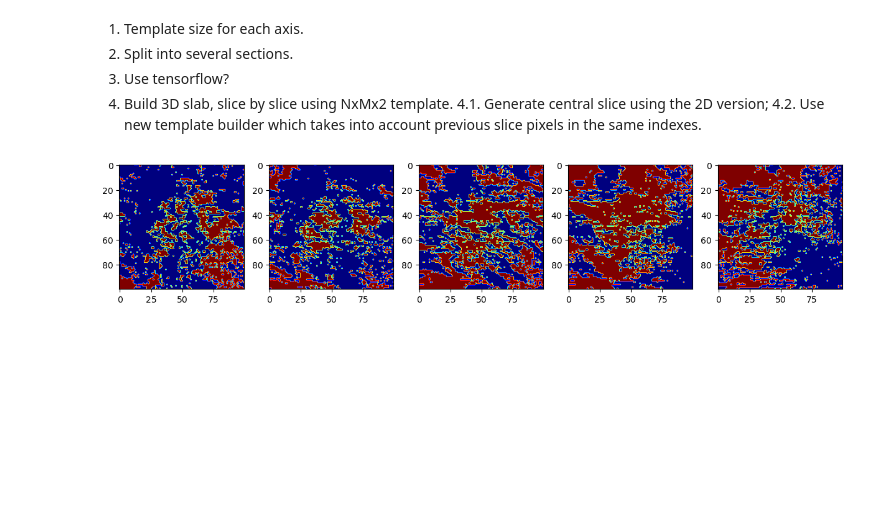
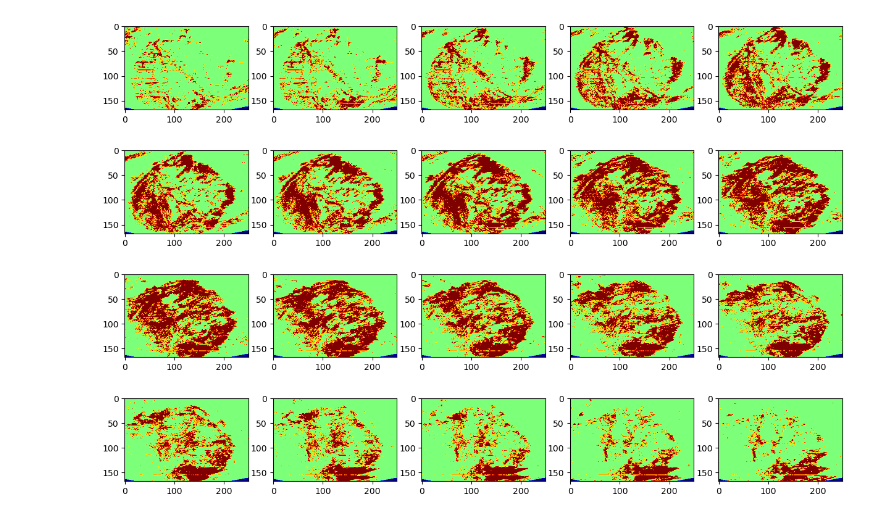
Before and after one commit to TiNezlobinsky/BiTis, a Jupyter notebook: examples/slab_simulation.ipynb, the cells around one changed output. Saved outputs shown, nothing was run; the diff lists cells and outputs as text; code cells hidden in the pictures; blank space fills up the shorter version.

```diff
--- a/examples/slab_simulation.ipynb
+++ b/examples/slab_simulation.ipynb
@@ -30,21 +32,16 @@ plt.show()
-# %% [markdown]
-1. Template size for each axis.
-2. Split into several sections.
-3. Use tensorflow?
-4. Build 3D slab, slice by slice using NxMx2 template.
-4.1. Generate central slice using the 2D version;
-4.2. Use new template builder which takes into account previous slice pixels in the same indexes.
 # %%
-i_min = 150
-i_max = 250
-j_min = 50
-j_max = 150
-k_min = 5
-k_max = 25
+i_min = 50
+i_max = min(300, slab_or.shape[0])
+j_min = 200
+j_max = min(450, slab_or.shape[1])
+k_min = 0
+k_max = slab_or.shape[2]
 
-fig, axs = plt.subplots(ncols=5, figsize=(15, 3))
-for i, k in enumerate(np.linspace(k_min, k_max - 1, 5).astype(int)):
-    axs[i].imshow(slab[i_min:i_max, j_min:j_max, k], cmap="jet_r")
+slab = slab_or[i_min:i_max, j_min:j_max, k_min:k_max]
+
+fig, axs = plt.subplots(ncols=5, nrows=4, figsize=(15, 10))
+for i in range(20):
+    axs.flat[i].imshow(slab[..., i], cmap="jet")
 plt.show()
 # %% [output]
-[figure, old version]
+[figure, new version]
```
Also changed, not shown: parts of 24 cells of this notebook, 11 other files.
